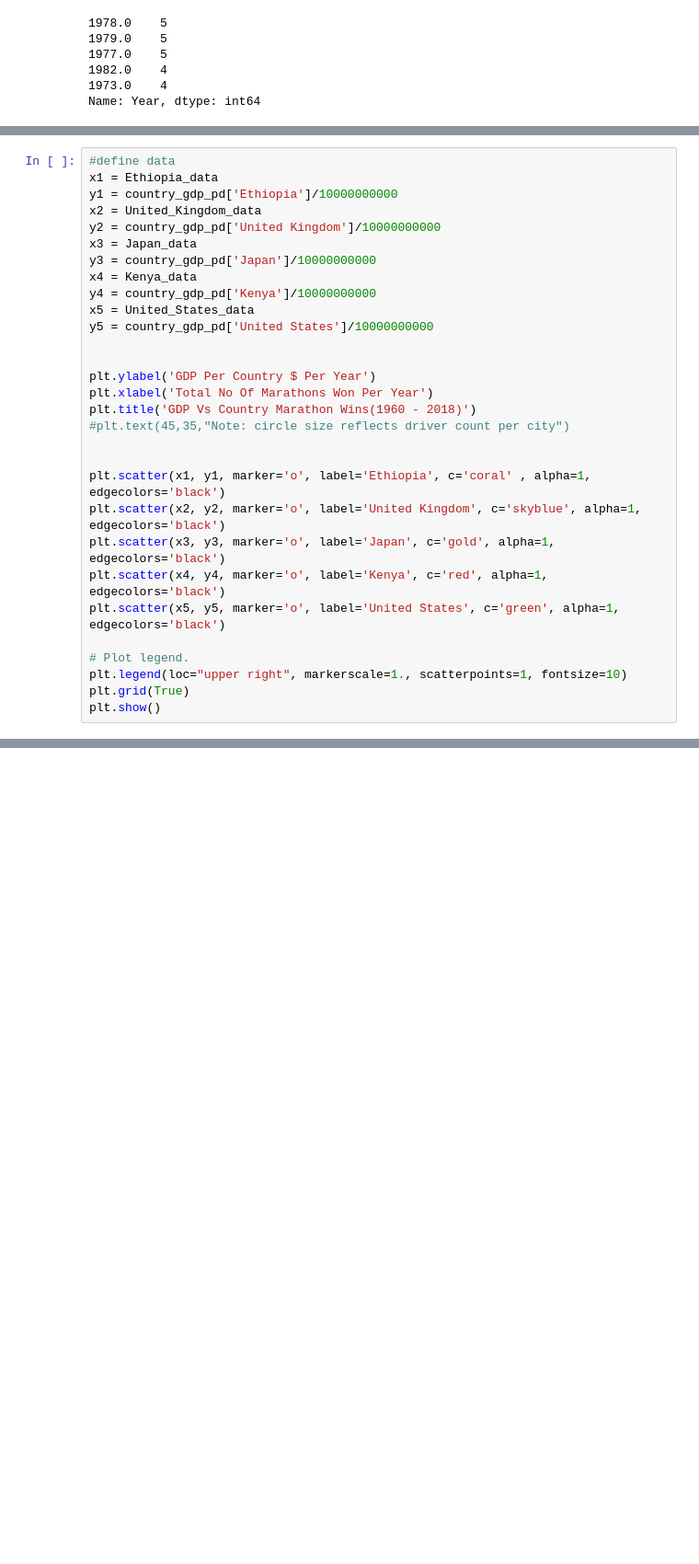
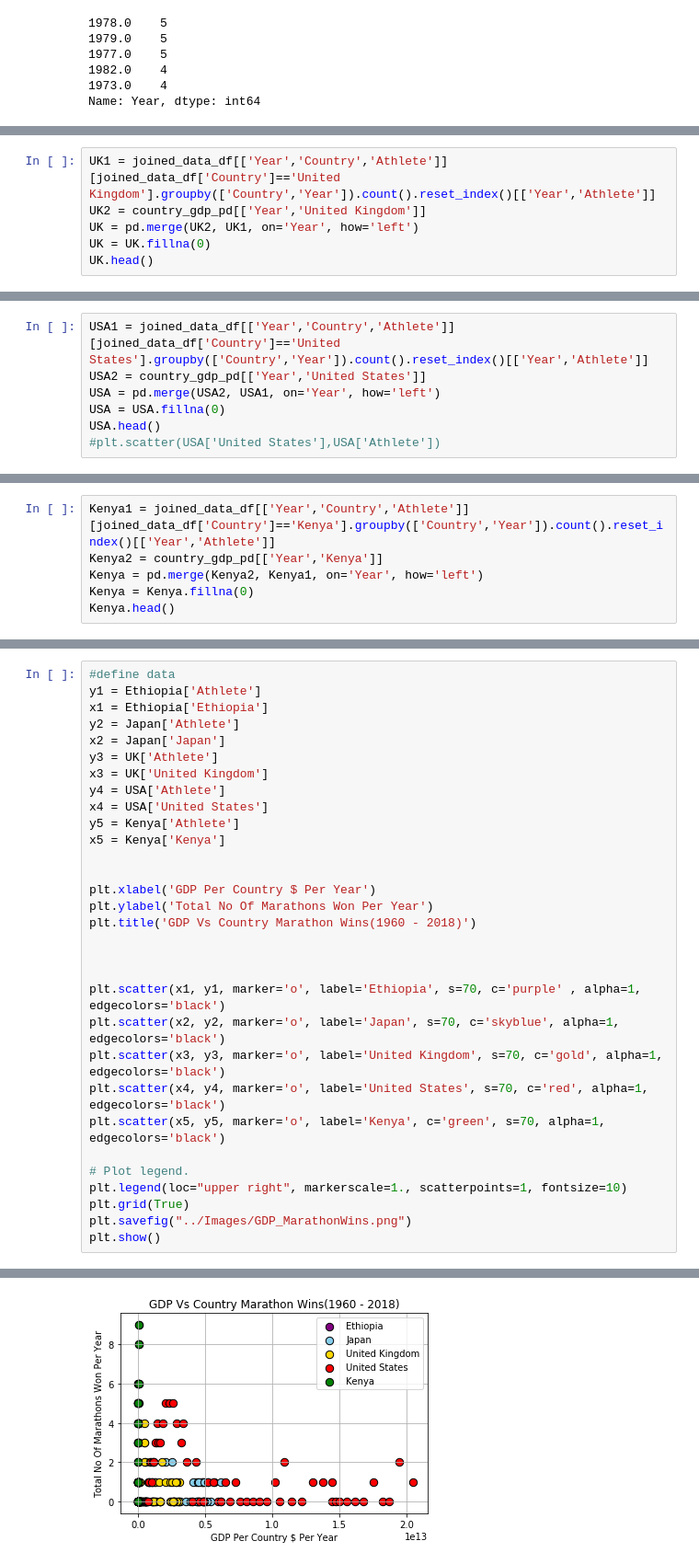
Before and after one commit to tonitiri/test-work, a Jupyter notebook: Group Project.ipynb, the cells around one changed output, grey strips where cells are left out. Shown: that part at 92% size. Saved outputs shown, nothing was run; the diff lists cells and outputs as text; blank space fills up the shorter version.

```diff
--- a/Group Project.ipynb
+++ b/Group Project.ipynb
@@ -127,0 +166,6 @@ Name: Year, dtype: int64
+# %%
+UK1 = joined_data_df[['Year','Country','Athlete']][joined_data_df['Country']=='United Kingdom'].groupby(['Country','Year']).count().reset_index()[['Year','Athlete']]
+UK2 = country_gdp_pd[['Year','United Kingdom']]
+UK = pd.merge(UK2, UK1, on='Year', how='left')
+UK = UK.fillna(0)
+UK.head()
@@ -127,0 +179,7 @@ Name: Year, dtype: int64
+# %%
+USA1 = joined_data_df[['Year','Country','Athlete']][joined_data_df['Country']=='United States'].groupby(['Country','Year']).count().reset_index()[['Year','Athlete']]
+USA2 = country_gdp_pd[['Year','United States']]
+USA = pd.merge(USA2, USA1, on='Year', how='left')
+USA = USA.fillna(0)
+USA.head()
+#plt.scatter(USA['United States'],USA['Athlete'])
@@ -127,0 +193,6 @@ Name: Year, dtype: int64
+# %%
+Kenya1 = joined_data_df[['Year','Country','Athlete']][joined_data_df['Country']=='Kenya'].groupby(['Country','Year']).count().reset_index()[['Year','Athlete']]
+Kenya2 = country_gdp_pd[['Year','Kenya']]
+Kenya = pd.merge(Kenya2, Kenya1, on='Year', how='left')
+Kenya = Kenya.fillna(0)
+Kenya.head()
@@ -128,31 +206,32 @@ Name: Year, dtype: int64
 # %%
 #define data
-x1 = Ethiopia_data
-y1 = country_gdp_pd['Ethiopia']/10000000000
-x2 = United_Kingdom_data
-y2 = country_gdp_pd['United Kingdom']/10000000000
-x3 = Japan_data
-y3 = country_gdp_pd['Japan']/10000000000
-x4 = Kenya_data
-y4 = country_gdp_pd['Kenya']/10000000000
-x5 = United_States_data
-y5 = country_gdp_pd['United States']/10000000000
+y1 = Ethiopia['Athlete']
+x1 = Ethiopia['Ethiopia']
+y2 = Japan['Athlete']
+x2 = Japan['Japan']
+y3 = UK['Athlete']
+x3 = UK['United Kingdom']
+y4 = USA['Athlete']
+x4 = USA['United States']
+y5 = Kenya['Athlete']
+x5 = Kenya['Kenya']
 
 
-plt.ylabel('GDP Per Country $ Per Year')
-plt.xlabel('Total No Of Marathons Won Per Year')
+plt.xlabel('GDP Per Country $ Per Year')
+plt.ylabel('Total No Of Marathons Won Per Year')
 plt.title('GDP Vs Country Marathon Wins(1960 - 2018)')
-#plt.text(45,35,"Note: circle size reflects driver count per city")
 
 
-plt.scatter(x1, y1, marker='o', label='Ethiopia', c='coral' , alpha=1, edgecolors='black')
-plt.scatter(x2, y2, marker='o', label='United Kingdom', c='skyblue', alpha=1, edgecolors='black')
-plt.scatter(x3, y3, marker='o', label='Japan', c='gold', alpha=1, edgecolors='black')
-plt.scatter(x4, y4, marker='o', label='Kenya', c='red', alpha=1, edgecolors='black')
-plt.scatter(x5, y5, marker='o', label='United States', c='green', alpha=1, edgecolors='black')
+
+plt.scatter(x1, y1, marker='o', label='Ethiopia', s=70, c='purple' , alpha=1, edgecolors='black')
+plt.scatter(x2, y2, marker='o', label='Japan', s=70, c='skyblue', alpha=1, edgecolors='black')
+plt.scatter(x3, y3, marker='o', label='United Kingdom', s=70, c='gold', alpha=1, edgecolors='black')
+plt.scatter(x4, y4, marker='o', label='United States', s=70, c='red', alpha=1, edgecolors='black')
+plt.scatter(x5, y5, marker='o', label='Kenya', c='green', s=70, alpha=1, edgecolors='black')
 
 # Plot legend.
 plt.legend(loc="upper right", markerscale=1., scatterpoints=1, fontsize=10)
 plt.grid(True)
+plt.savefig("../Images/GDP_MarathonWins.png")
 plt.show()
 # %% [output]
@@ -159,0 +238 @@ TypeError: unsupported operand type(s) for /: 'str' and 'int'
+[figure, added]
```
Also changed, not shown: parts of 14 cells of this notebook, 3 other files.
